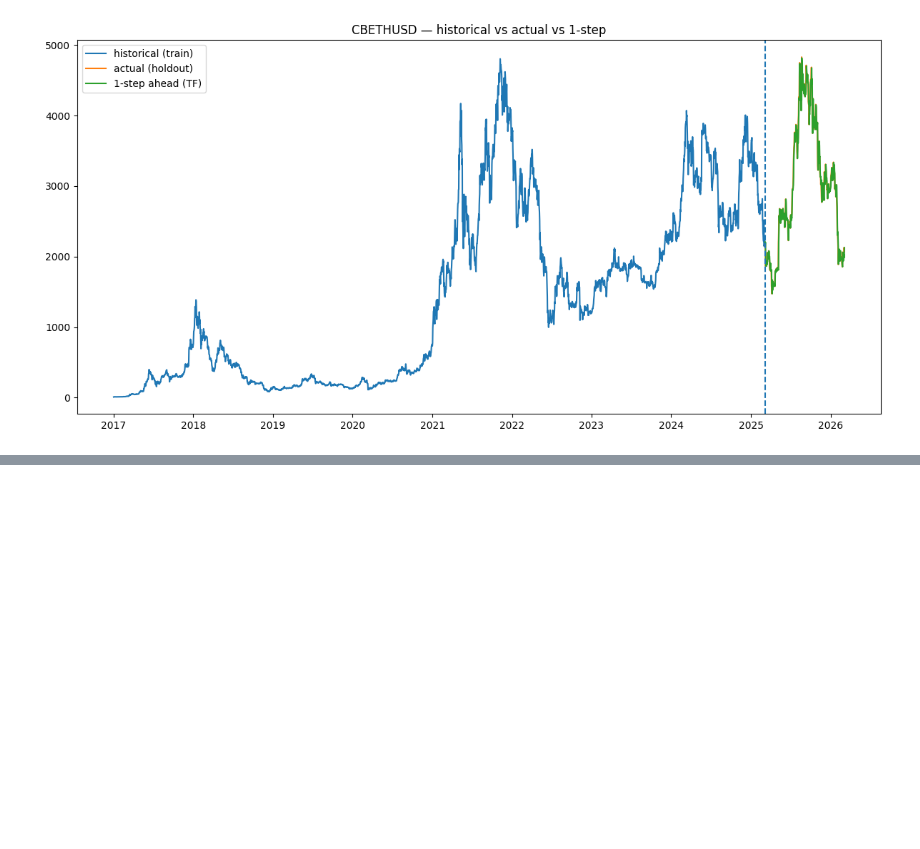
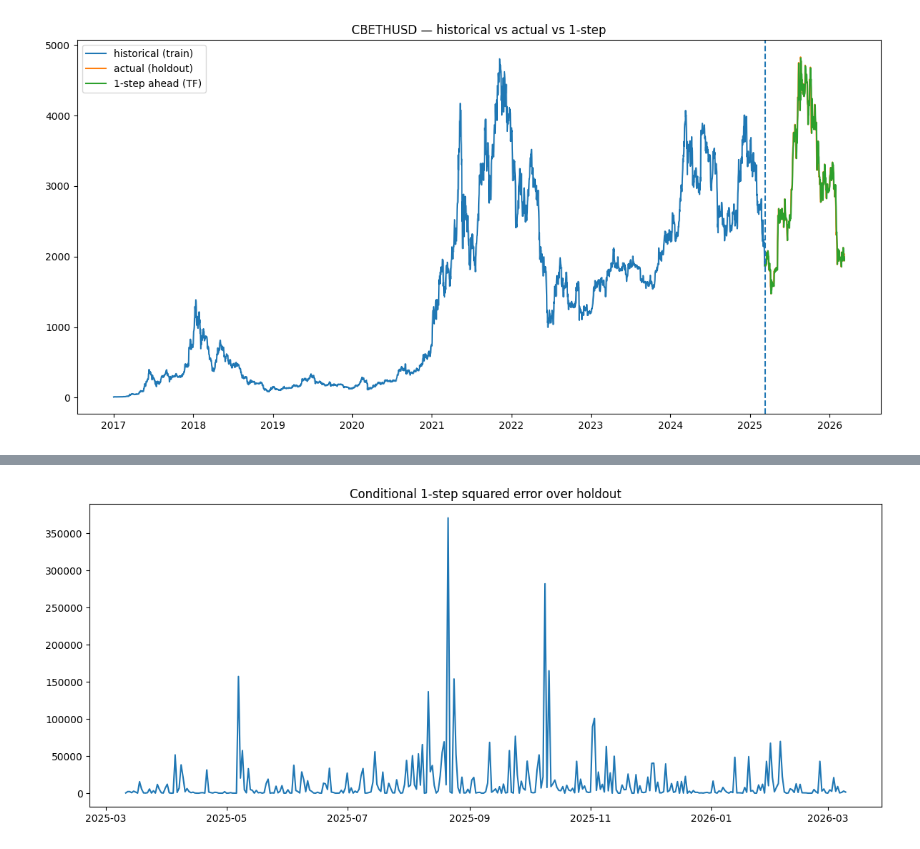
Before and after one commit to nikhilxsunder/ns-sdn, a Jupyter notebook: notebooks/tests.ipynb, the cells around one changed output, grey strips where cells are left out. Saved outputs shown, nothing was run; the diff lists cells and outputs as text; code cells hidden in the pictures; blank space fills up the shorter version.

```diff
--- a/notebooks/tests.ipynb
+++ b/notebooks/tests.ipynb
@@ -208,0 +326,15 @@ rmse, mae, mape
+# %%
+se_1step = (one_p - fut_p) ** 2
+ae_1step = np.abs(one_p - fut_p)
+
+err_df = pd.DataFrame(
+    {
+        "date": pd.to_datetime(dates_fut),
+        "actual_price": fut_p,
+        "pred_price_1step": one_p,
+        "squared_error_1step": se_1step,
+        "abs_error_1step": ae_1step,
+    }
+)
+
+err_df.head()
@@ -208,0 +348,8 @@ rmse, mae, mape
+# %%
+plt.figure(figsize=(12, 5))
+plt.plot(err_df["date"], err_df["squared_error_1step"])
+plt.title("Conditional 1-step squared error over holdout")
+plt.tight_layout()
+plt.show()
+# %% [output]
+[figure, added]
```
Also changed, not shown: parts of 60 cells of this notebook, 5 other files.
